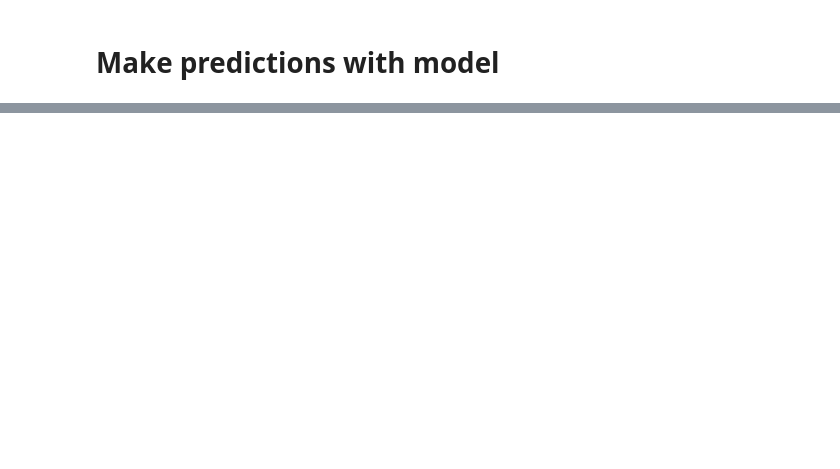
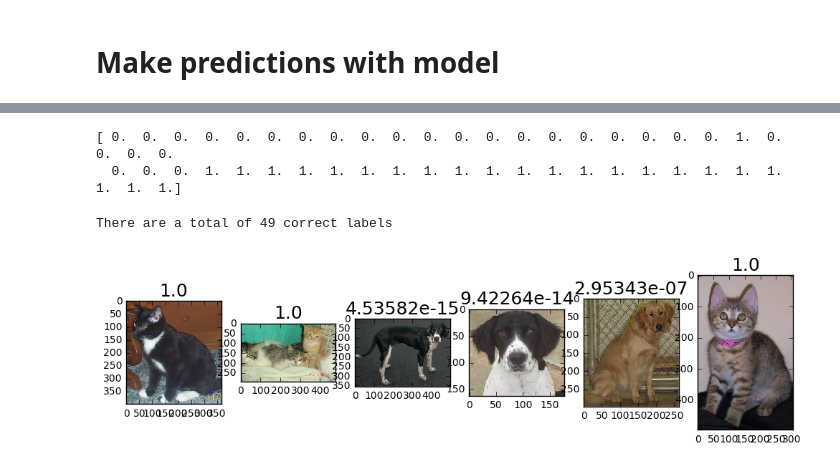
Before and after one commit to nathanielhobbs/dogs_or_cats, a Jupyter notebook: nathan_dogs_cats_redux.ipynb, the cells around one changed output, grey strips where cells are left out. Saved outputs shown, nothing was run; the diff lists cells and outputs as text; code cells hidden in the pictures; blank space fills up the shorter version.

```diff
--- a/nathan_dogs_cats_redux.ipynb
+++ b/nathan_dogs_cats_redux.ipynb
@@ -389,0 +412,3 @@ for i in range(5):
+# %%
+# assign the latest weights from the model to vgg
+vgg.model.load_weights(results_path+latest_weights)
@@ -389,0 +420,7 @@ for i in range(5):
+# %%
+filenames = val_batches.filenames
+expected_labels = val_batches.classes # {0，1}
+
+# round predictions to 0/1 to generate labels
+model_predictions = probs[:,0]
+model_labels = np.round(1-model_predictions)
@@ -389,0 +438,24 @@ for i in range(5):
+# %%
+print model_labels
+# %% [output]
+[ 0.  0.  0.  0.  0.  0.  0.  0.  0.  0.  0.  0.  0.  0.  0.  0.  0.  0.  0.  0.  1.  0.  0.  0.  0.
+  0.  0.  0.  1.  1.  1.  1.  1.  1.  1.  1.  1.  1.  1.  1.  1.  1.  1.  1.  1.  1.  1.  1.  1.  1.]
+# %%
+from keras.preprocessing import image
+
+# define helper function to plot images by index in the validation set
+# note: plots is a helper function from utils.py
+def plots_idx(idx, titles=None):
+    utils.plots([image.load_img(valid_path + filenames[i]) for i in idx], titles = titles)
+
+# number of images to view for each validation task
+n_view = 6
+# %%
+# here are some examples of correctly labelled images
+correct = np.where(model_labels==expected_labels)[0]
+print "There are a total of %d correct labels" % len(correct)
+index = np.random.permutation(correct)[:n_view]
+plots_idx(index, model_predictions[index])
+# %% [output]
+There are a total of 49 correct labels
+[figure, added]
```
Also changed, not shown: parts of 24 cells of this notebook, 1 other file.
